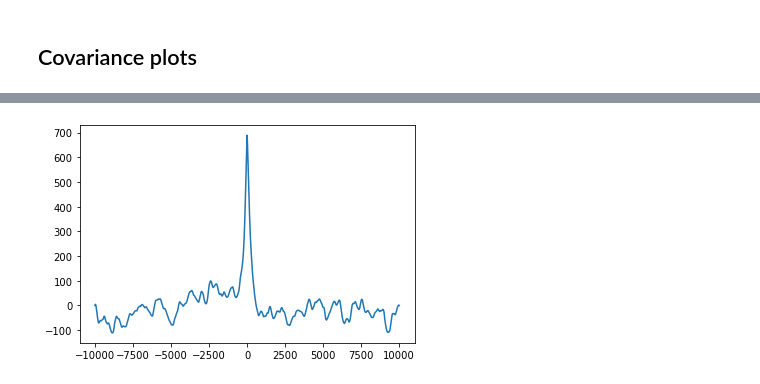
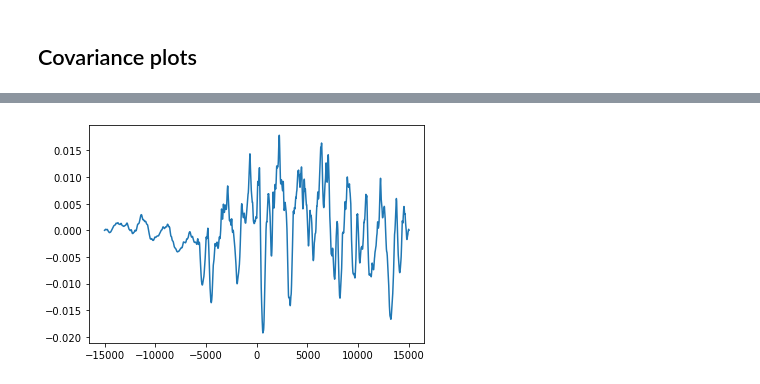
Before and after one commit to alexnegron/SCGB-Fellowship, a Jupyter notebook: Noisy model.ipynb, the cells around one changed output, grey strips where cells are left out. Drawn from its saved outputs; the diff is of its cells as text; code cells hidden in the pictures.

```diff
--- a/Noisy model.ipynb
+++ b/Noisy model.ipynb
@@ -18,7 +168,7 @@ def hfunc(x, phi, sigma_FF): # stimulus of orientation phi
 # %%
-%%time
+# noisy version
 t0=0
-T=1000
+T=500
 dt=0.1
 
 phi=45
@@ -35,8 +185,8 @@ c_ne=1
 c_ni=1
 
 J_EE=0.044
-J_II=-0.018
-J_EI=-0.023
+J_II=0.018
+J_EI=0.023
 J_IE=0.042
 
 sigma_ori=32
@@ -46,8 +196,6 @@ k=0.04
 n=2.0
 
 c=50
-
-
 
 r_E = np.zeros((Ne,1)) # firing rate vector of E neurons
 r_I = np.zeros((Ni,1)) # firing rate vector of I neurons
@@ -64,15 +212,15 @@ G_ori = np.fromfunction(lambda x,y: gaussian(x,y,sigma_ori), (N,N)) # connectivi
 h = np.array([hfunc(x, phi, sigma_FF) for x in range(N)]) # has shape (180,)
 h = h[:,None] # makes shape (180,1)
 W_EE = J_EE*G_ori
-W_EI = J_EI*G_ori
+W_EI = -J_EI*G_ori
 W_IE = J_IE*G_ori
-W_II = J_II*G_ori
+W_II = -J_II*G_ori
 
 
 I_E = c*h + W_EE@r_E + W_EI@r_I # initial inputs
 I_I = c*h + W_IE@r_E + W_II@r_I
-rE_SS = k*(np.power(np.maximum(I_E, zero), n)) # initial steady state rates
-rI_SS = k*(np.power(np.maximum(I_I, zero), n))
+#rE_SS = k*(np.power(np.maximum(I_E, zero), n)) # initial steady state rates
+#rI_SS = k*(np.power(np.maximum(I_I, zero), n))
 
 M = int(T/dt)
 ts = np.arange(M+1)
@@ -81,14 +229,15 @@ r_exc = []
 r_inh = []
 
 for m in range(M):
+    # smoothed white noise process
     n_e = np.random.randn(Ne,1)
     n_i = np.random.randn(Ni,1)
-
     xe = xe + (1/tau_n)*(-xe*dt + np.sqrt(2*tau_n*dt)*n_e)
     xi = xi + (1/tau_n)*(-xi*dt + np.sqrt(2*tau_n*dt)*n_i)
 
-    r_E = r_E + dt*(1/tau_E)*(-r_E + rE_SS)
-    r_I = r_I + dt*(1/tau_I)*(-r_I + rI_SS)
+
+    r_E = r_E + dt*(1/tau_E)*(-r_E + xfer(k, n, I_E))
+    r_I = r_I + dt*(1/tau_I)*(-r_I + xfer(k, n, I_I))
 
     I_E = c*h + W_EE@r_E + W_EI@r_I + c_ne*xe
     I_I = c*h + W_IE@r_E + W_II@r_I + c_ni*xi
@@ -104,6 +252,6 @@ Wall time: 11.5 s
 def xcov(x,y):
     xbar = np.mean(x)
     ybar = np.mean(y)
-    return signal.convolve(x-xbar, y[::-1]-ybar, mode='full')
+    return 1/M*signal.correlate(x-xbar, y-ybar, mode='full')
 # %% [markdown]
 ## Some plots of the time series
@@ -126,0 +278,13 @@ plt.show()
+# %%
+W1 = np.append(W_EE, W_IE, axis=1)
+W2 = np.append(W_EI, W_II, axis=1)
+W = np.append(W1, W2, axis=0)
+# %%
+def xcov(s, Re, Ri, W):
+    R = np.append(Re, Ri, axis=0)
+    cov = np.cov(R)
+    S = np.diag(np.diag(cov))
+    if s > 0:
+        return (np.exp(W*s))@S
+    else:
+        return S@(np.exp(-W.T*s))
@@ -132,5 +433,5 @@ plt.show()
 # %%
-plt.plot(np.arange(-R_E[0,:].shape[0]+1, R_E[0,:].shape[0]), xcov(R_E[1,:], R_E[0,:]))
+plt.plot(np.arange(-R_E_trim[0,:].shape[0]+1, R_E_trim[0,:].shape[0]), xcov(R_E_trim[100,:], R_E_trim[123,:]))
 plt.show()
 # %% [output]
-[figure, old version]
+[figure, new version]
```
Also changed, not shown: parts of 73 cells of this notebook.
